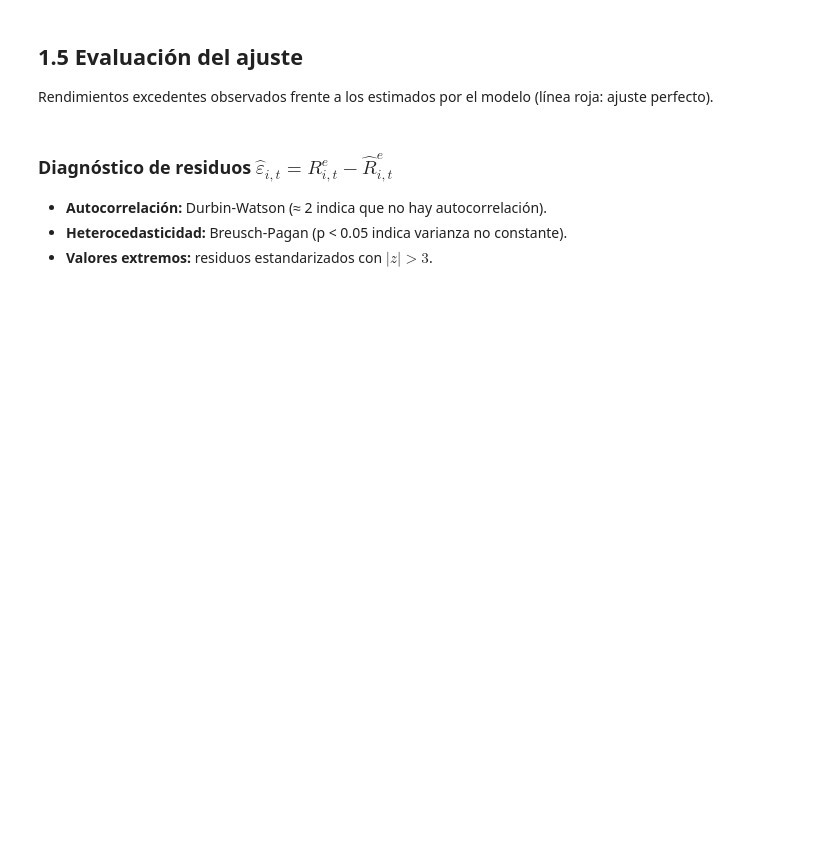
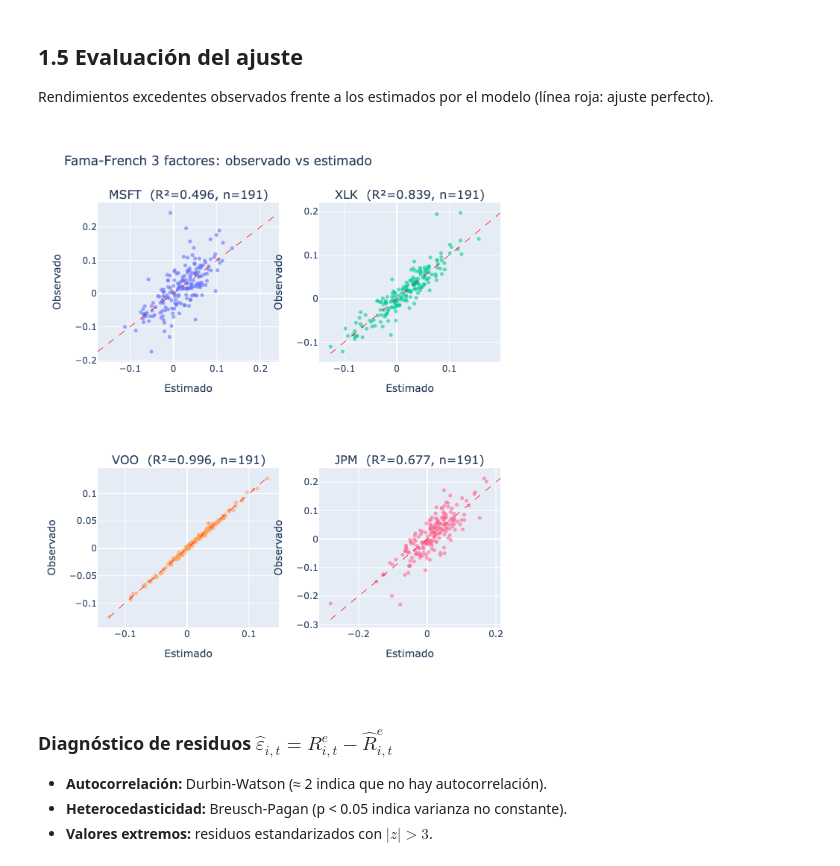
Before and after one commit to roquemorales22u/Factor-Analisys-in-Finance, a Jupyter notebook: analisis_factores_finanzas.ipynb, the cells around one changed output. Drawn from its saved outputs; the diff is of its cells as text; code cells hidden in the pictures; blank space fills up the shorter version.

```diff
--- a/analisis_factores_finanzas.ipynb
+++ b/analisis_factores_finanzas.ipynb
@@ -355,27 +373,29 @@ Rendimientos excedentes observados frente a los estimados por el modelo (línea
 # %%
 fig = make_subplots(rows=2, cols=2, subplot_titles=[
     f"{t}  (R²={resultados[t]['R2']:.3f}, n={resultados[t]['n']})" for t in tickers])
 meses = datos.index.astype(str)
 
 for i, t in enumerate(tickers):
     r = resultados[t]
     y_obs = r["y"].ravel()
     y_hat = r["y_hat"].ravel()
     fila, col = i // 2 + 1, i % 2 + 1
     fig.add_trace(go.Scatter(x=y_hat, y=y_obs, mode="markers", text=meses,
                              marker=dict(size=5, opacity=0.6),
                              hovertemplate="%{text}<br>estimado=%{x:.3f}<br>observado=%{y:.3f}<extra></extra>"),
                   row=fila, col=col)
     lims = [min(y_hat.min(), y_obs.min()), max(y_hat.max(), y_obs.max())]
     fig.add_trace(go.Scatter(x=lims, y=lims, mode="lines", hoverinfo="skip",
                              line=dict(color="red", dash="dash", width=1)),
                   row=fila, col=col)
     fig.update_xaxes(title_text="Estimado", row=fila, col=col)
     fig.update_yaxes(title_text="Observado", row=fila, col=col)
 
 fig.update_layout(title="Fama-French 3 factores: observado vs estimado",
                   height=750, showlegend=False)
-fig.show()
+guardar_figura(fig, "observado_vs_estimado")
+# %% [output]
+[figure, added]
 # %% [markdown]
 ### Diagnóstico de residuos $\hat\varepsilon_{i,t} = R^e_{i,t} - \hat R^e_{i,t}$
 - **Autocorrelación:** Durbin-Watson (≈ 2 indica que no hay autocorrelación).
```
Also changed, not shown: parts of 15 cells of this notebook, 9 other files.
